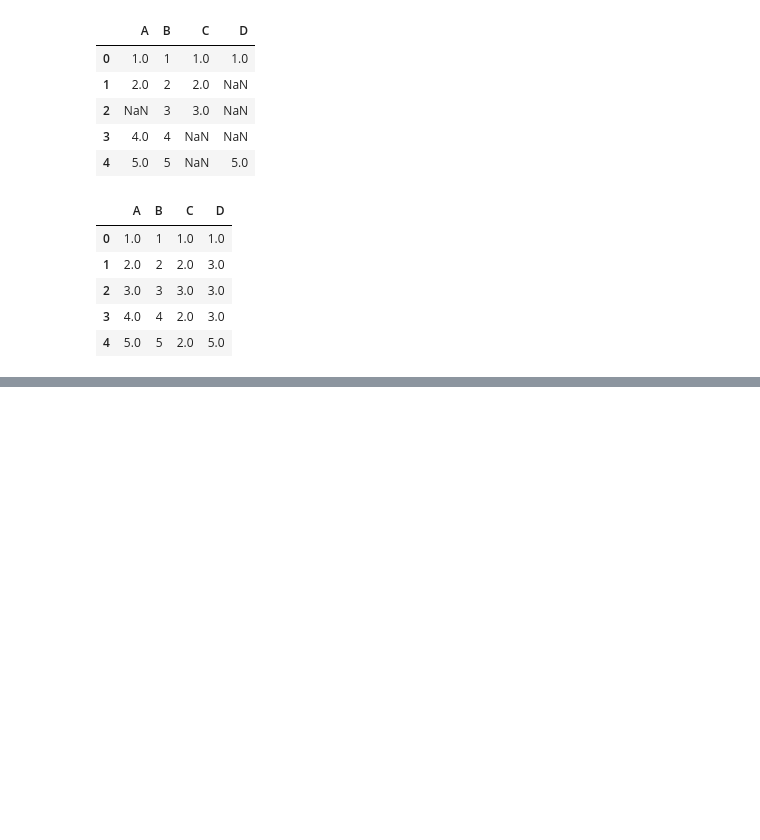
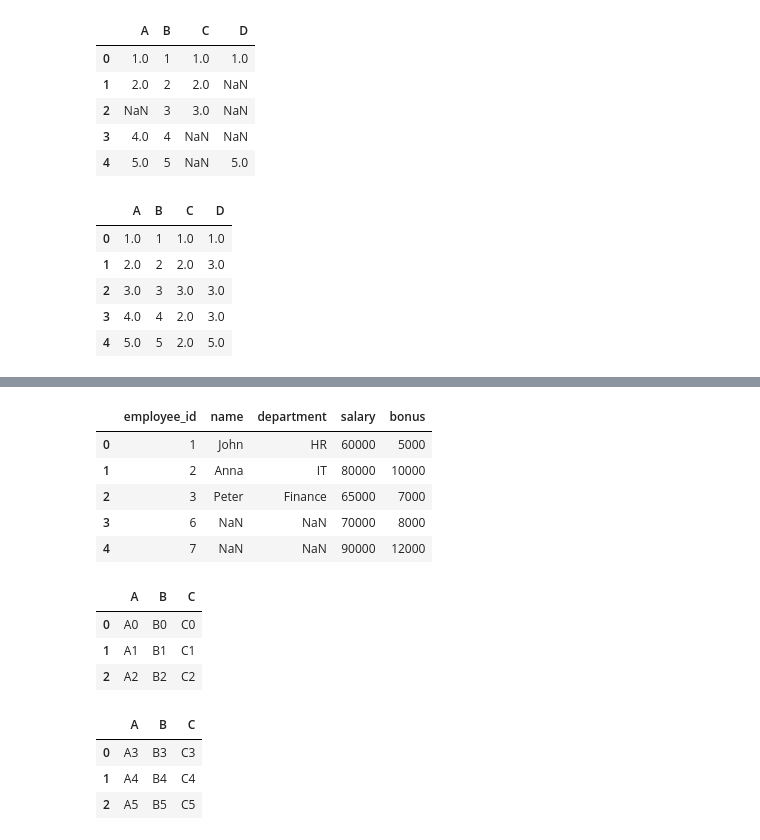
Before and after one commit to Sandeep4118/colab-project, a Jupyter notebook: pandas.ipynb, the cells around one changed output, grey strips where cells are left out. Drawn from its saved outputs; the diff is of its cells as text; code cells hidden in the pictures; blank space fills up the shorter version.

```diff
--- a/pandas.ipynb
+++ b/pandas.ipynb
@@ -392,0 +457,9 @@ df.fillna(df.mean())
+# %%
+pd.merge(employees,salaries,on='employee_id',how='right')
+# %% [output]
+|  | employee_id | name | department | salary | bonus |
+| 0 | 1 | John | HR | 60000 | 5000 |
+| 1 | 2 | Anna | IT | 80000 | 10000 |
+| 2 | 3 | Peter | Finance | 65000 | 7000 |
+| 3 | 6 | NaN | NaN | 70000 | 8000 |
+| 4 | 7 | NaN | NaN | 90000 | 12000 |
@@ -392,0 +479,14 @@ df.fillna(df.mean())
+# %%
+df1
+# %% [output]
+|  | A | B | C |
+| 0 | A0 | B0 | C0 |
+| 1 | A1 | B1 | C1 |
+| 2 | A2 | B2 | C2 |
+# %%
+df2
+# %% [output]
+|  | A | B | C |
+| 0 | A3 | B3 | C3 |
+| 1 | A4 | B4 | C4 |
+| 2 | A5 | B5 | C5 |
```
Also changed, not shown: parts of 17 cells of this notebook.
